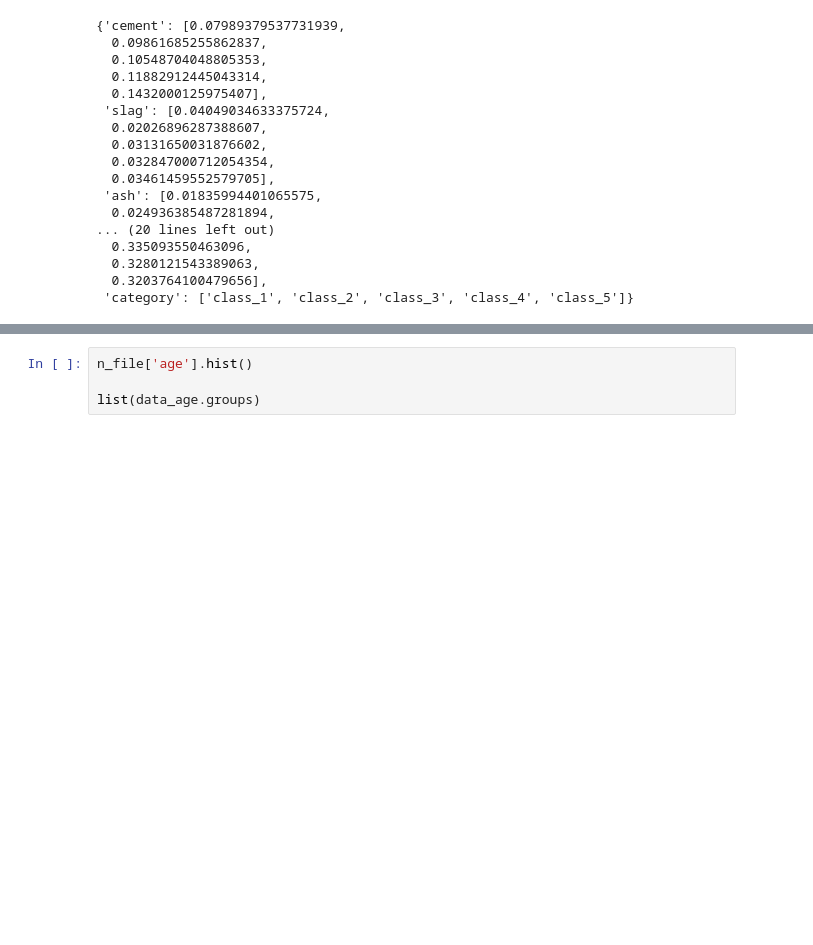
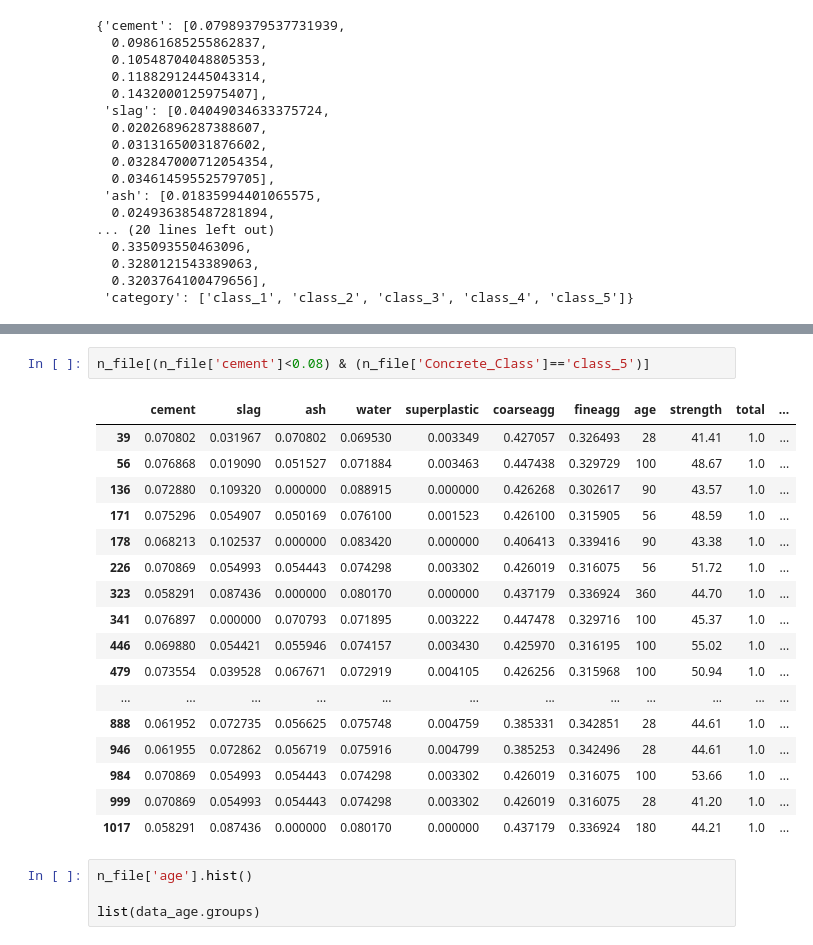
Before and after one commit to crisbpadilla/DataScience-M2M-course-Datatalent, a Jupyter notebook: Capstonpjct1_cristobal.ipynb, the cells around one changed output, grey strips where cells are left out. Cells and saved outputs as stored; diff of their text form; blank space fills up the shorter version.

```diff
--- a/Capstonpjct1_cristobal.ipynb
+++ b/Capstonpjct1_cristobal.ipynb
@@ -333,3 +322,23 @@ show(grid)
+# %%
+n_file[(n_file['cement']<0.08) & (n_file['Concrete_Class']=='class_5')]
+# %% [output]
+|  | cement | slag | ash | water | superplastic | coarseagg | fineagg | age | strength | total | ... |
+| 39 | 0.070802 | 0.031967 | 0.070802 | 0.069530 | 0.003349 | 0.427057 | 0.326493 | 28 | 41.41 | 1.0 | ... |
+| 56 | 0.076868 | 0.019090 | 0.051527 | 0.071884 | 0.003463 | 0.447438 | 0.329729 | 100 | 48.67 | 1.0 | ... |
+| 136 | 0.072880 | 0.109320 | 0.000000 | 0.088915 | 0.000000 | 0.426268 | 0.302617 | 90 | 43.57 | 1.0 | ... |
+| 171 | 0.075296 | 0.054907 | 0.050169 | 0.076100 | 0.001523 | 0.426100 | 0.315905 | 56 | 48.59 | 1.0 | ... |
+| 178 | 0.068213 | 0.102537 | 0.000000 | 0.083420 | 0.000000 | 0.406413 | 0.339416 | 90 | 43.38 | 1.0 | ... |
+| 226 | 0.070869 | 0.054993 | 0.054443 | 0.074298 | 0.003302 | 0.426019 | 0.316075 | 56 | 51.72 | 1.0 | ... |
+| 323 | 0.058291 | 0.087436 | 0.000000 | 0.080170 | 0.000000 | 0.437179 | 0.336924 | 360 | 44.70 | 1.0 | ... |
+| 341 | 0.076897 | 0.000000 | 0.070793 | 0.071895 | 0.003222 | 0.447478 | 0.329716 | 100 | 45.37 | 1.0 | ... |
+| 446 | 0.069880 | 0.054421 | 0.055946 | 0.074157 | 0.003430 | 0.425970 | 0.316195 | 100 | 55.02 | 1.0 | ... |
+| 479 | 0.073554 | 0.039528 | 0.067671 | 0.072919 | 0.004105 | 0.426256 | 0.315968 | 100 | 50.94 | 1.0 | ... |
+| ... | ... | ... | ... | ... | ... | ... | ... | ... | ... | ... | ... |
+| 888 | 0.061952 | 0.072735 | 0.056625 | 0.075748 | 0.004759 | 0.385331 | 0.342851 | 28 | 44.61 | 1.0 | ... |
+| 946 | 0.061955 | 0.072862 | 0.056719 | 0.075916 | 0.004799 | 0.385253 | 0.342496 | 28 | 44.61 | 1.0 | ... |
+| 984 | 0.070869 | 0.054993 | 0.054443 | 0.074298 | 0.003302 | 0.426019 | 0.316075 | 100 | 53.66 | 1.0 | ... |
+| 999 | 0.070869 | 0.054993 | 0.054443 | 0.074298 | 0.003302 | 0.426019 | 0.316075 | 28 | 41.20 | 1.0 | ... |
+| 1017 | 0.058291 | 0.087436 | 0.000000 | 0.080170 | 0.000000 | 0.437179 | 0.336924 | 180 | 44.21 | 1.0 | ... |
 # %%
 n_file['age'].hist()
 
```
Also changed, not shown: parts of 3 cells of this notebook.
